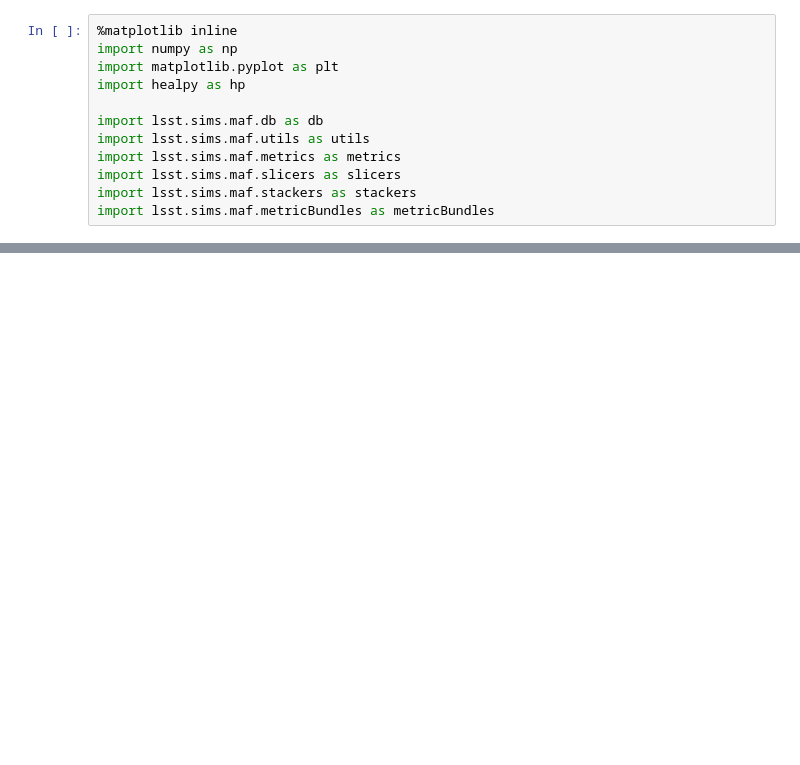
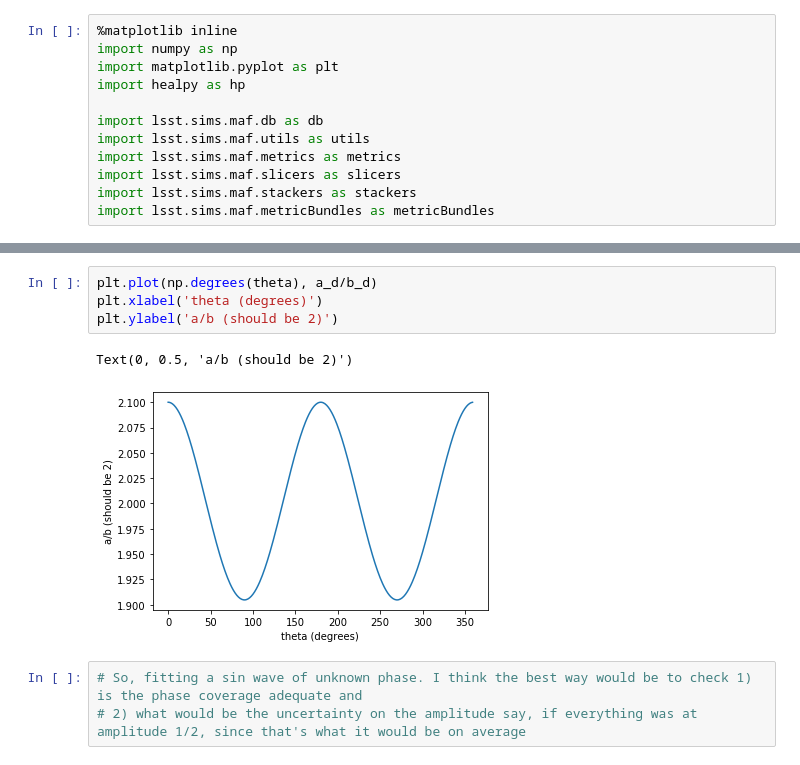
Before and after one commit to yoachim/21_Scratch, a Jupyter notebook: shape_metric/measure_shape_metric.ipynb, the cells around one changed output, grey strips where cells are left out. Drawn from its saved outputs; the diff is of its cells as text; blank space fills up the shorter version.

```diff
--- a/shape_metric/measure_shape_metric.ipynb
+++ b/shape_metric/measure_shape_metric.ipynb
@@ -49,0 +118,10 @@ class Shape_precision_metric(metrics.BaseMetric):
+# %%
+plt.plot(np.degrees(theta), a_d/b_d)
+plt.xlabel('theta (degrees)')
+plt.ylabel('a/b (should be 2)')
+# %% [output]
+Text(0, 0.5, 'a/b (should be 2)')
+[figure, added]
+# %%
+# So, fitting a sin wave of unknown phase. I think the best way would be to check 1) is the phase coverage adequate and
+# 2) what would be the uncertainty on the amplitude say, if everything was at amplitude 1/2, since that's what it would be on average
```
Also changed, not shown: parts of 6 cells of this notebook.
